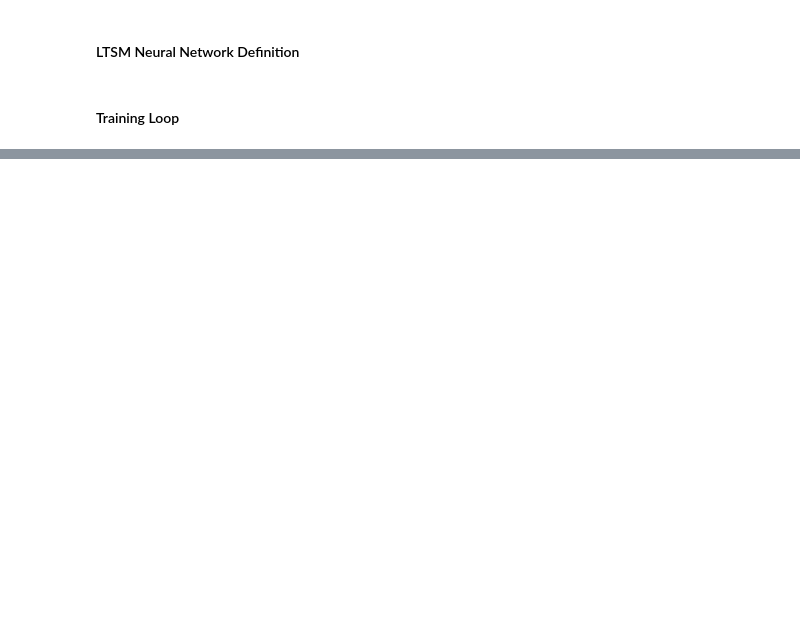
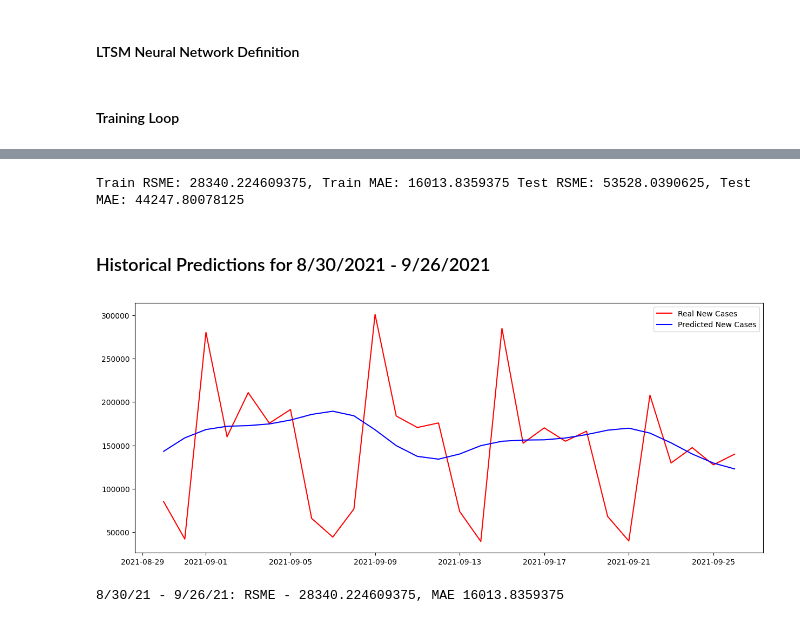
Before and after one commit to Purdue-IEEE-EMBS/BHI-23-PHInformatics, a Jupyter notebook: src/PHI.ipynb, the cells around one changed output, grey strips where cells are left out. Drawn from its saved outputs; the diff is of its cells as text; code cells hidden in the pictures; blank space fills up the shorter version.

```diff
--- a/src/PHI.ipynb
+++ b/src/PHI.ipynb
@@ -156,0 +209,43 @@ Epoch 600: train RMSE 1.3209, test RMSE 1.8643
+# %%
+with torch.no_grad():
+    y_train_pred = model(X_train)
+    y_test_pred = model(X_test)
+
+    y_train_pred = scaler.inverse_transform(y_train_pred.detach().cpu().numpy())[:, 0]
+    y_train_real = scaler.inverse_transform(y_train.detach().cpu().numpy())[:, 0]
+    y_test_pred = scaler.inverse_transform(y_test_pred.detach().cpu().numpy())[:, 0]
+    y_test_real = scaler.inverse_transform(y_test.detach().cpu().numpy())[:, 0]
+
+    train_rsme = np.sqrt(mean_squared_error(y_train_real, y_train_pred))
+    train_mae = np.mean(abs(y_train_pred - y_train_real))
+    test_rsme = np.sqrt(mean_squared_error(y_test_real, y_test_pred))
+    test_mae = np.mean(abs(y_test_pred - y_test_real))
+
+print(f"Train RSME: {train_rsme}, Train MAE: {train_mae} Test RSME: {test_rsme}, Test MAE: {test_mae}")
+# %% [output]
+Train RSME: 28340.224609375, Train MAE: 16013.8359375 Test RSME: 53528.0390625, Test MAE: 44247.80078125
+# %% [markdown]
+### Historical Predictions for 8/30/2021 - 9/26/2021
+# %%
+figure, axes = plt.subplots(figsize=(15, 6))
+axes.xaxis_date()
+
+## 30 day historical period
+
+df_hist = df.loc['2021-08-30':'2021-09-26']
+y_train_real_hist = y_train_real[len(y_train_real) - len(df_hist):]
+y_train_pred_hist = y_train_pred[len(y_train_pred) - len(df_hist):]
+
+axes.plot(df_hist.index, y_train_real_hist, color = 'red', label = 'Real New Cases')
+axes.plot(df_hist.index, y_train_pred_hist, color = 'blue', label = 'Predicted New Cases')
+
+plt.legend()
+plt.show()
+
+rsme = np.sqrt(mean_squared_error(y_train_real_hist, y_train_pred_hist))
+mae = np.mean(abs(y_train_pred_hist - y_train_real_hist))
+
+print(f"8/30/21 - 9/26/21: RSME - {train_rsme}, MAE {train_mae}")
+# %% [output]
+[figure, added]
+8/30/21 - 9/26/21: RSME - 28340.224609375, MAE 16013.8359375
```
Also changed, not shown: parts of 17 cells of this notebook, 1 other file.
